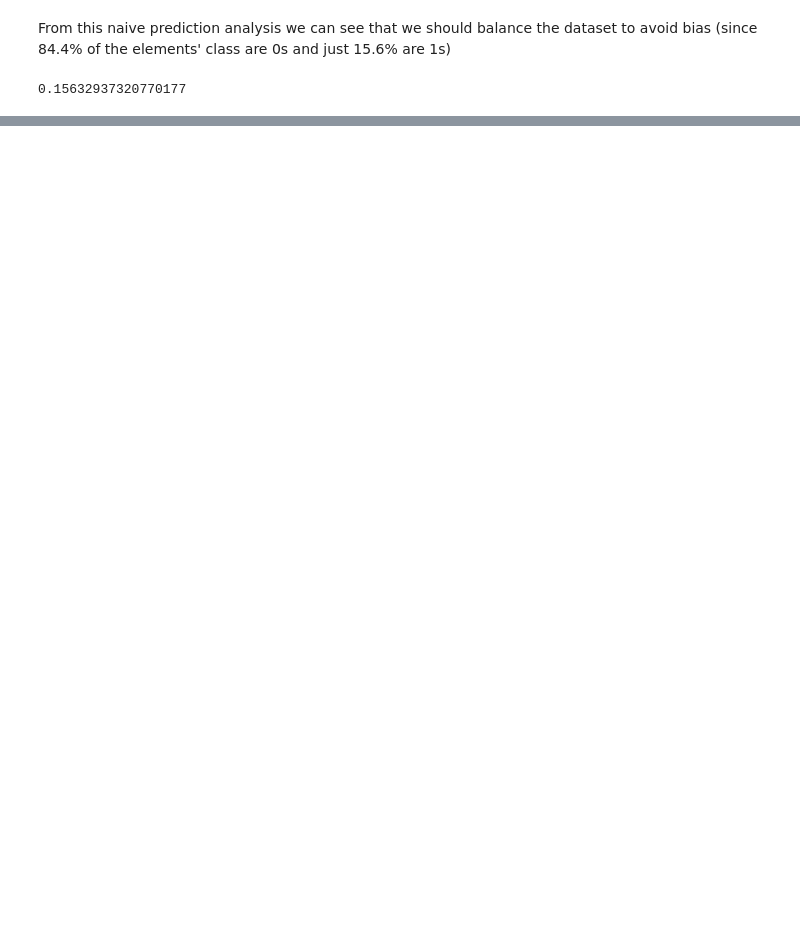
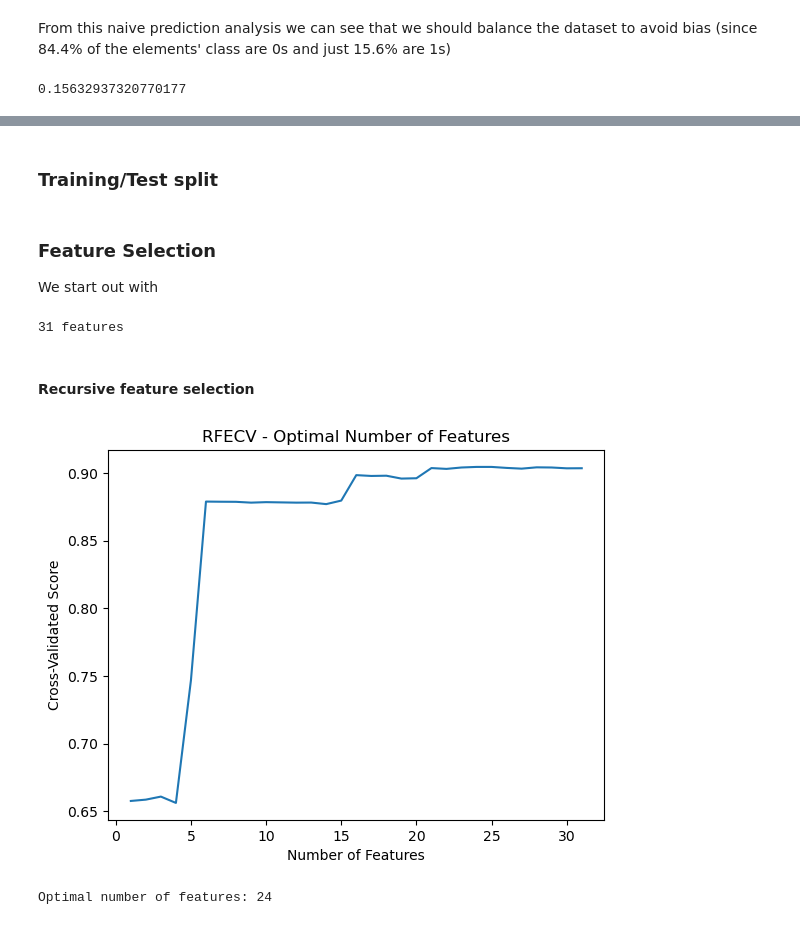
Before and after one commit to LosPadrinosMemens/FPA_DataAnalysis, a Jupyter notebook: Validation.ipynb, the cells around one changed output, grey strips where cells are left out. Cells and saved outputs as stored; diff of their text form; code cells hidden in the pictures; blank space fills up the shorter version.

Commit message:
Started FPA2
One-hot encoded df
SMOTE for data balancing
Feature selection with RFECV and anova F-value (falta añadirle un threshold) and genetic algorithms github (to implement)

```diff
--- a/Validation.ipynb
+++ b/Validation.ipynb
@@ -375,0 +387,4 @@ sum(y)/len(y)
+# %%
+X_encoded = pd.get_dummies(X)
+bool_cols = X_encoded.select_dtypes(include='bool').columns
+X_encoded[bool_cols] = X_encoded[bool_cols].astype(int)
@@ -375,0 +399,39 @@ sum(y)/len(y)
+# %%
+from imblearn.over_sampling import SMOTE
+
+smote = SMOTE()
+X_os, y_os = smote.fit_resample(X_encoded, y)
+# %% [markdown]
+### Training/Test split
+# %%
+X_train, X_test, y_train, y_test = train_test_split(X_os, y_os, test_size=0.2, random_state=42)
+# %% [markdown]
+### Feature Selection
+
+We start out with
+# %%
+print(f"{X_os.shape[1]} features")
+# %% [output]
+31 features
+# %% [markdown]
+#### Recursive feature selection
+# %%
+from sklearn.feature_selection import RFECV
+
+rfecv = RFECV(estimator=LogisticRegression(solver='newton-cg'), step=1, cv=5, scoring='accuracy')
+rfecv.fit(X_train, y_train)
+
+mean_test_scores = rfecv.cv_results_['mean_test_score']
+
+# Plot the number of features vs. cross-validated score
+plt.plot(range(1, len(mean_test_scores) + 1), mean_test_scores)
+plt.xlabel('Number of Features')
+plt.ylabel('Cross-Validated Score')
+plt.title('RFECV - Optimal Number of Features')
+plt.show()
+
+# Print the optimal number of features
+print(f"Optimal number of features: {rfecv.n_features_}")
+# %% [output]
+[figure, added]
+Optimal number of features: 24
```
Also changed, not shown: parts of 12 cells of this notebook.
